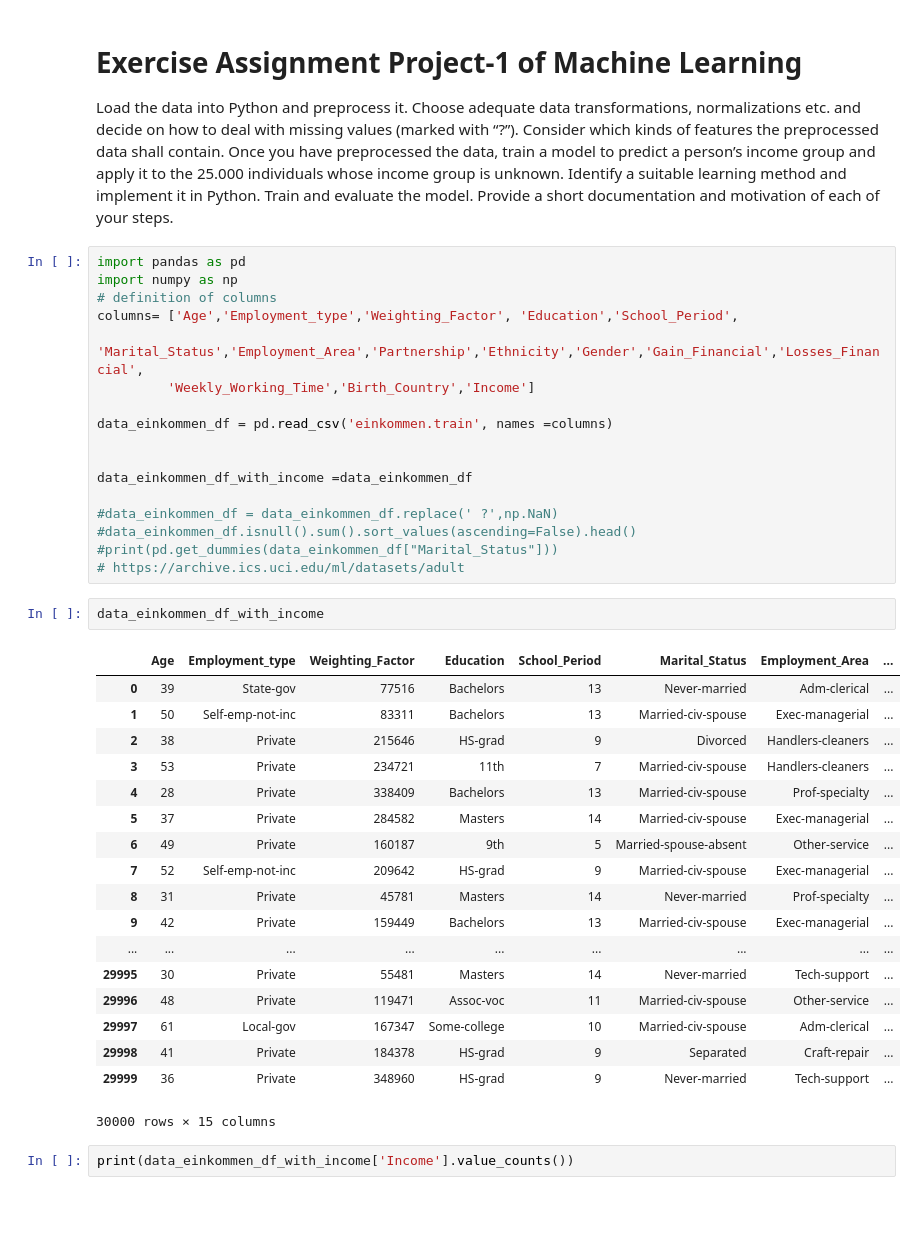
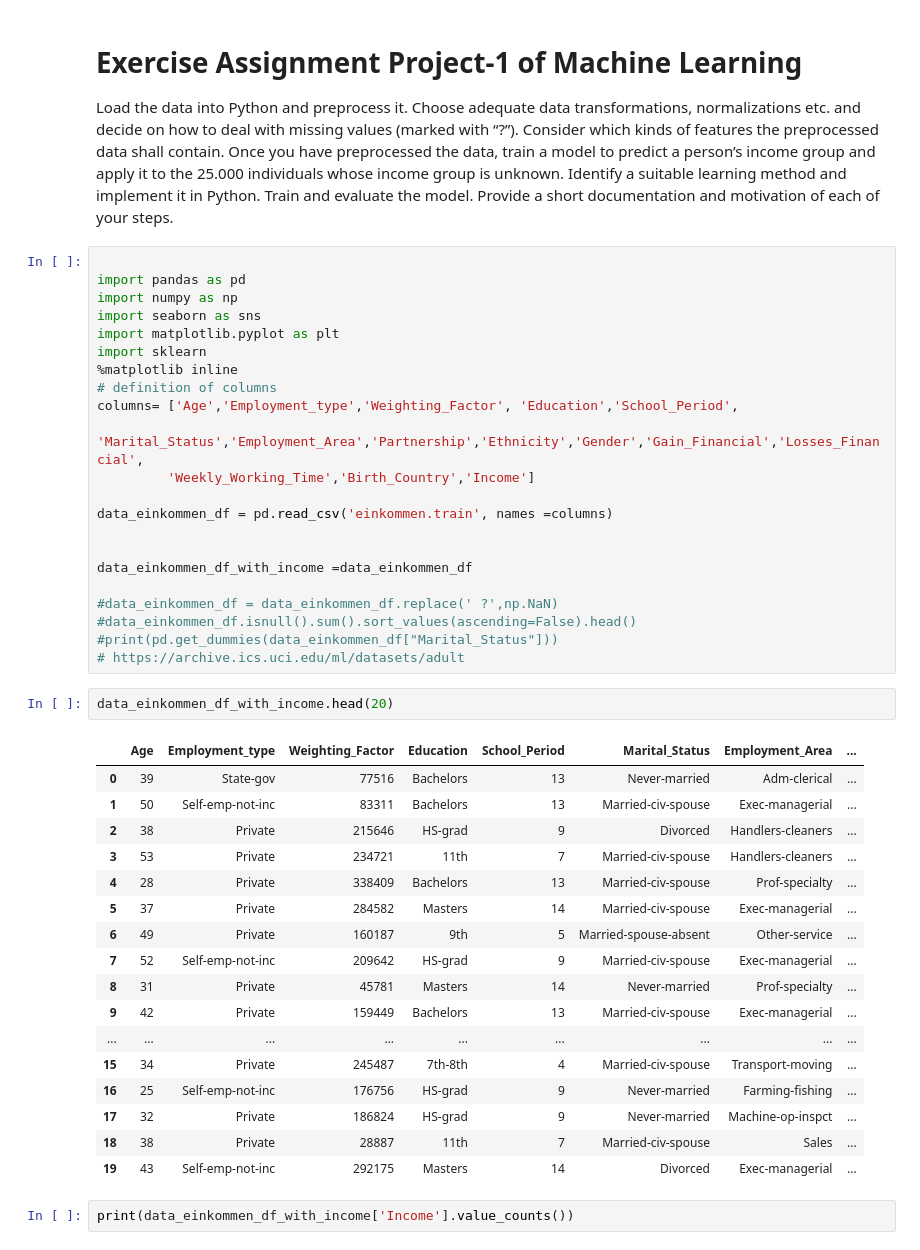
Before and after one commit to sefeoglu/AdultsDataSetUCI, a Jupyter notebook: Project_Assignment.ipynb, the cells around one changed output. Cells and saved outputs as stored; diff of their text form; blank space fills up the shorter version.

```diff
--- a/Project_Assignment.ipynb
+++ b/Project_Assignment.ipynb
@@ -15,8 +15,13 @@ the 25.000 individuals whose income group is unknown. Identify a suitable learni
 and implement it in Python. Train and evaluate the model. Provide a short documentation
 and motivation of each of your steps.
 # %%
+
 import pandas as pd
 import numpy as np
+import seaborn as sns
+import matplotlib.pyplot as plt
+import sklearn
+%matplotlib inline
 # definition of columns
 columns= ['Age','Employment_type','Weighting_Factor', 'Education','School_Period',
         'Marital_Status','Employment_Area','Partnership','Ethnicity','Gender','Gain_Financial','Losses_Financial',
@@ -32,26 +37,25 @@ data_einkommen_df_with_income =data_einkommen_df
 #print(pd.get_dummies(data_einkommen_df["Marital_Status"]))
 # https://archive.ics.uci.edu/ml/datasets/adult
 # %%
-data_einkommen_df_with_income
+data_einkommen_df_with_income.head(20)
 # %% [output]
 |  | Age | Employment_type | Weighting_Factor | Education | School_Period | Marital_Status | Employment_Area | ... |
 | 0 | 39 | State-gov | 77516 | Bachelors | 13 | Never-married | Adm-clerical | ... |
 | 1 | 50 | Self-emp-not-inc | 83311 | Bachelors | 13 | Married-civ-spouse | Exec-managerial | ... |
 | 2 | 38 | Private | 215646 | HS-grad | 9 | Divorced | Handlers-cleaners | ... |
 | 3 | 53 | Private | 234721 | 11th | 7 | Married-civ-spouse | Handlers-cleaners | ... |
 | 4 | 28 | Private | 338409 | Bachelors | 13 | Married-civ-spouse | Prof-specialty | ... |
 | 5 | 37 | Private | 284582 | Masters | 14 | Married-civ-spouse | Exec-managerial | ... |
 | 6 | 49 | Private | 160187 | 9th | 5 | Married-spouse-absent | Other-service | ... |
 | 7 | 52 | Self-emp-not-inc | 209642 | HS-grad | 9 | Married-civ-spouse | Exec-managerial | ... |
 | 8 | 31 | Private | 45781 | Masters | 14 | Never-married | Prof-specialty | ... |
 | 9 | 42 | Private | 159449 | Bachelors | 13 | Married-civ-spouse | Exec-managerial | ... |
 | ... | ... | ... | ... | ... | ... | ... | ... | ... |
-| 29995 | 30 | Private | 55481 | Masters | 14 | Never-married | Tech-support | ... |
-| 29996 | 48 | Private | 119471 | Assoc-voc | 11 | Married-civ-spouse | Other-service | ... |
-| 29997 | 61 | Local-gov | 167347 | Some-college | 10 | Married-civ-spouse | Adm-clerical | ... |
-| 29998 | 41 | Private | 184378 | HS-grad | 9 | Separated | Craft-repair | ... |
-| 29999 | 36 | Private | 348960 | HS-grad | 9 | Never-married | Tech-support | ... |
+| 15 | 34 | Private | 245487 | 7th-8th | 4 | Married-civ-spouse | Transport-moving | ... |
+| 16 | 25 | Self-emp-not-inc | 176756 | HS-grad | 9 | Never-married | Farming-fishing | ... |
+| 17 | 32 | Private | 186824 | HS-grad | 9 | Never-married | Machine-op-inspct | ... |
+| 18 | 38 | Private | 28887 | 11th | 7 | Married-civ-spouse | Sales | ... |
+| 19 | 43 | Self-emp-not-inc | 292175 | Masters | 14 | Divorced | Exec-managerial | ... |
-30000 rows × 15 columns
 # %%
 print(data_einkommen_df_with_income['Income'].value_counts())
 # %% [output]
```
Also changed, not shown: parts of 16 cells of this notebook.
